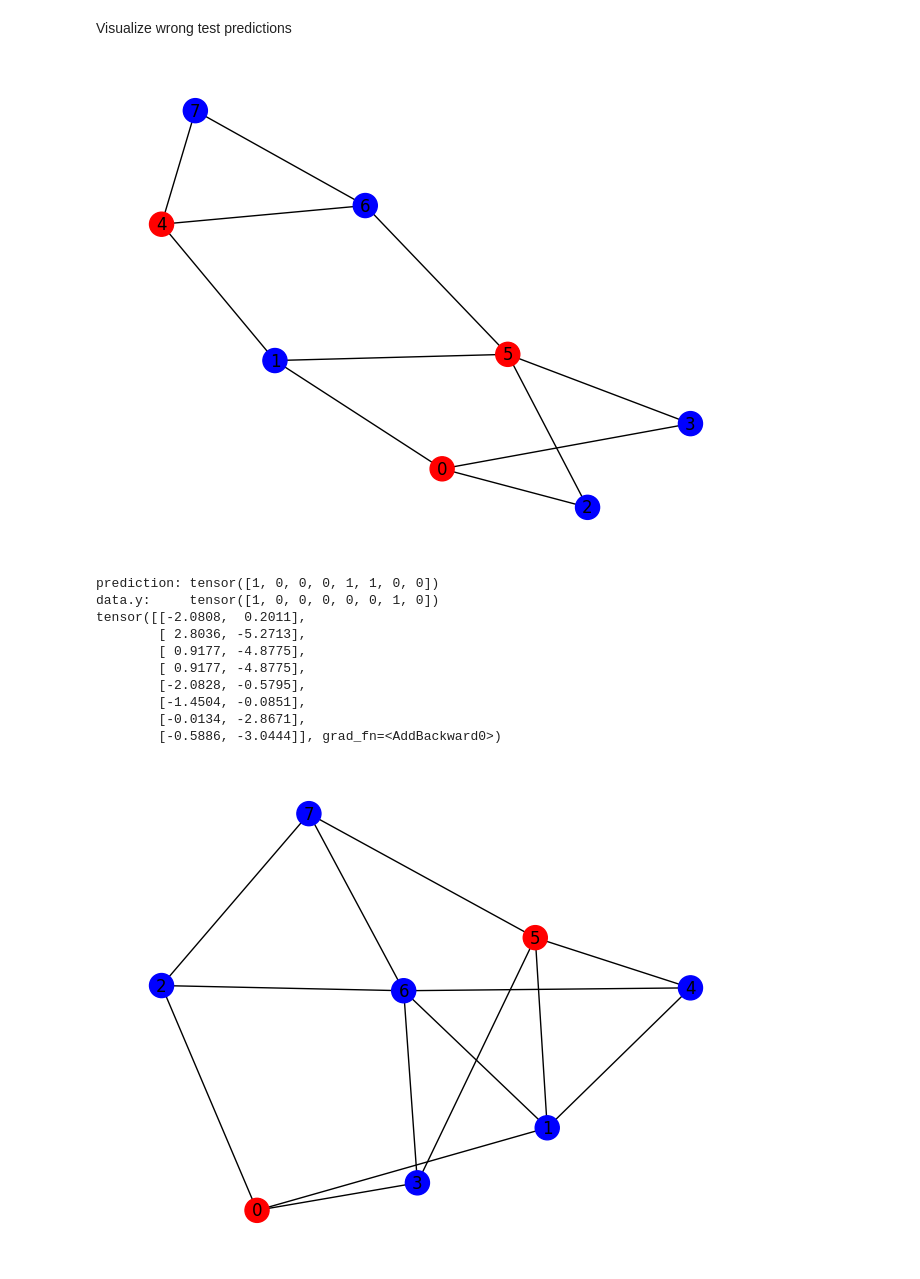
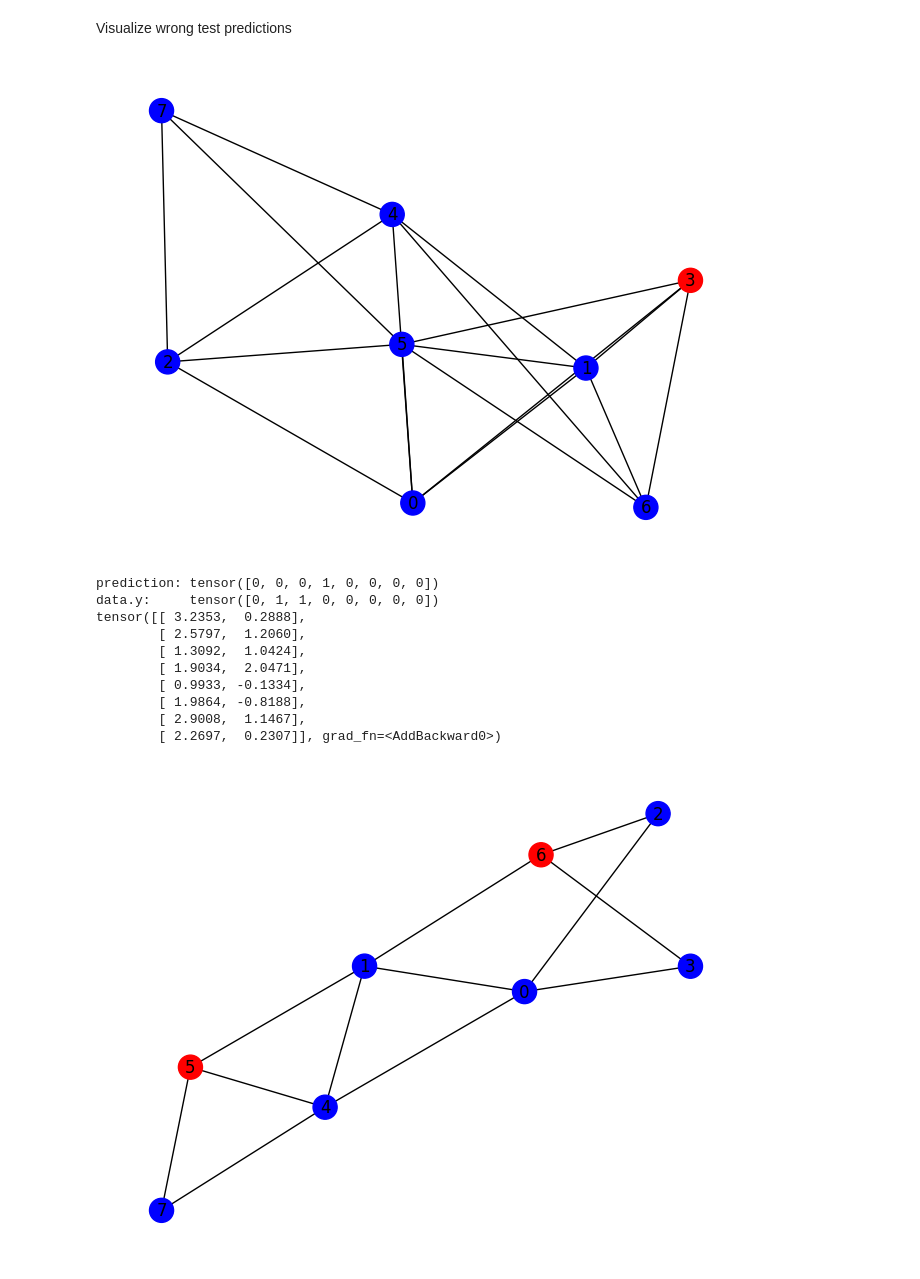
Before and after one commit to mkozlik/MIDS-GNN, a Jupyter notebook: MIDS_GNN.ipynb, the cells around one changed output. Saved outputs shown, nothing was run; the diff lists cells and outputs as text; code cells hidden in the pictures.

Commit message:
Non-isolated random 3000 graphs

```diff
--- a/MIDS_GNN.ipynb
+++ b/MIDS_GNN.ipynb
@@ -162,12 +163,12 @@ class MIDSdataset(InMemoryDataset):
         torch_G = pygUtils.from_networkx(G, group_node_attrs=list(feature_functions.keys()))
         true_labels = MIDSdataset.get_labels(utils.find_MIDS(G), G.number_of_nodes())
         data = []
-        if len(true_labels) == 1:
-            data.append(torch_G.clone())
-            data[-1].y = true_labels[0]
-            return data
-        else:
-            return 0
+        #if len(true_labels) == 1:
+        #    data.append(torch_G.clone())
+        #    data[-1].y = true_labels[0]
+        #    return data
+        #else:
+        #    return 0
         for labels in true_labels:
             data.append(torch_G.clone())
             data[-1].y = labels
@@ -538,7 +524,7 @@ from torch_geometric.nn import GATConv
 
 #path = osp.join(osp.dirname(osp.realpath(__file__)), '..', 'data', 'PPI')
 train_dataset = dataset[:2000]
-test_dataset = dataset[2000:]
+test_dataset = dataset[2000:3171]
 #val_dataset = PPI(path, split='val')
 
 train_loader = DataLoader(train_dataset, batch_size=128, shuffle=True)
@@ -674,5 +661,5 @@ torch.save(model, '3000g_3f.pth')
 # %%
-loaded = torch.load('3000g_3f.pth')
+loaded = torch.load('3000g_rand_3f.pth')
 # %%
 def examine_pred(data, pred):
     G = pygUtils.to_networkx(data, to_undirected=True)
@@ -683,22 +670,22 @@ def examine_pred(data, pred):
 # %% [markdown]
 Visualize wrong test predictions
 # %%
-for i in range(50):
+for i in range(20):
   d = test_dataset[i]
   predik = loaded(d.x, d.edge_index).argmax(dim=1)
   if not torch.equal(predik, d.y.type(torch.LongTensor)):
     examine_pred(d, predik)
     print(loaded(d.x, d.edge_index))
 # %% [output]
-[figure, old version]
+[figure, new version]
-prediction: tensor([1, 0, 0, 0, 1, 1, 0, 0])
-data.y:     tensor([1, 0, 0, 0, 0, 0, 1, 0])
-tensor([[-2.0808,  0.2011],
-        [ 2.8036, -5.2713],
-        [ 0.9177, -4.8775],
-        [ 0.9177, -4.8775],
-        [-2.0828, -0.5795],
-        [-1.4504, -0.0851],
-        [-0.0134, -2.8671],
-        [-0.5886, -3.0444]], grad_fn=<AddBackward0>)
+prediction: tensor([0, 0, 0, 1, 0, 0, 0, 0])
+data.y:     tensor([0, 1, 1, 0, 0, 0, 0, 0])
+tensor([[ 3.2353,  0.2888],
+        [ 2.5797,  1.2060],
+        [ 1.3092,  1.0424],
+        [ 1.9034,  2.0471],
+        [ 0.9933, -0.1334],
+        [ 1.9864, -0.8188],
+        [ 2.9008,  1.1467],
+        [ 2.2697,  0.2307]], grad_fn=<AddBackward0>)
-[figure, old version]
+[figure, new version]
```
Also changed, not shown: parts of 10 cells of this notebook.
